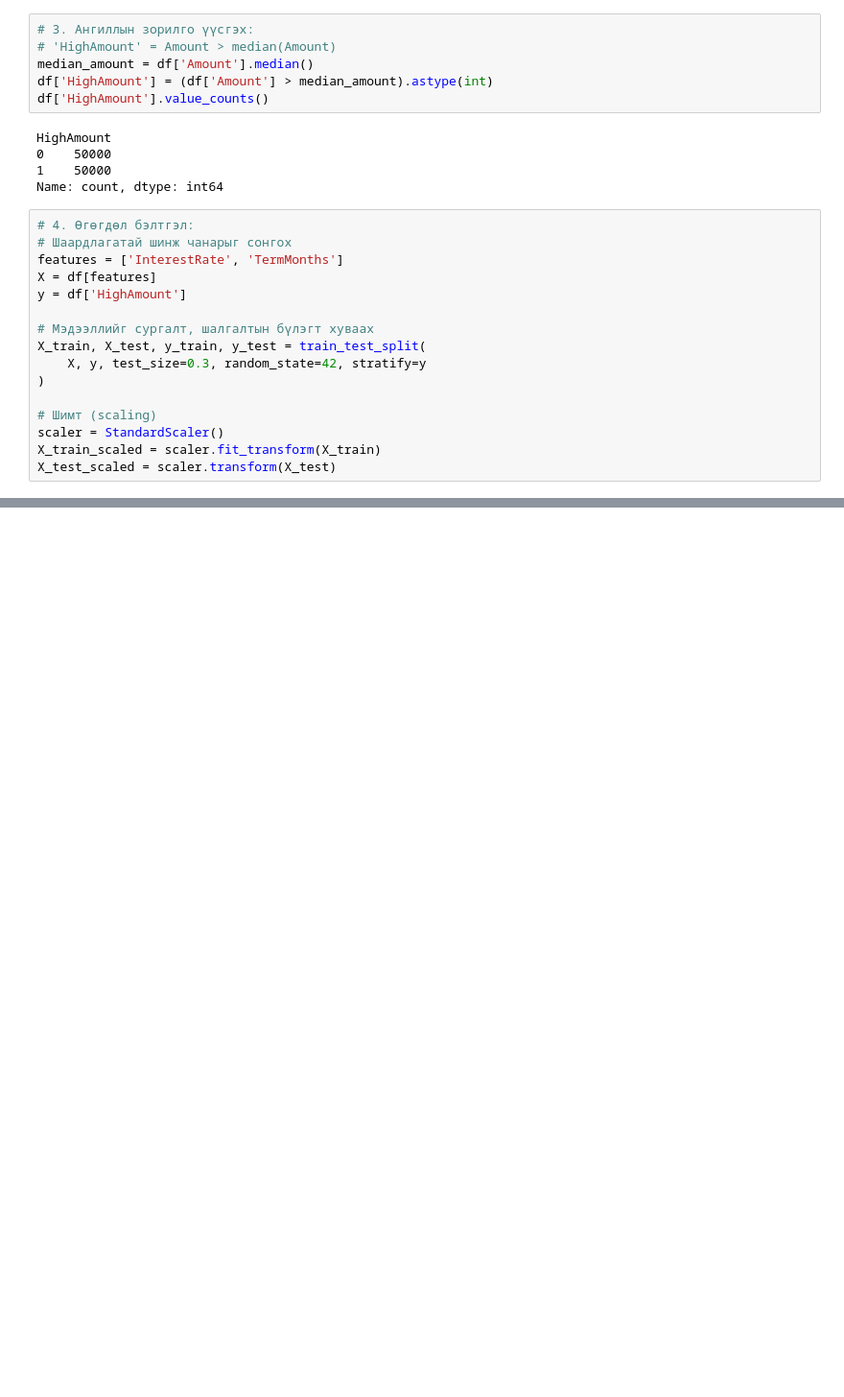
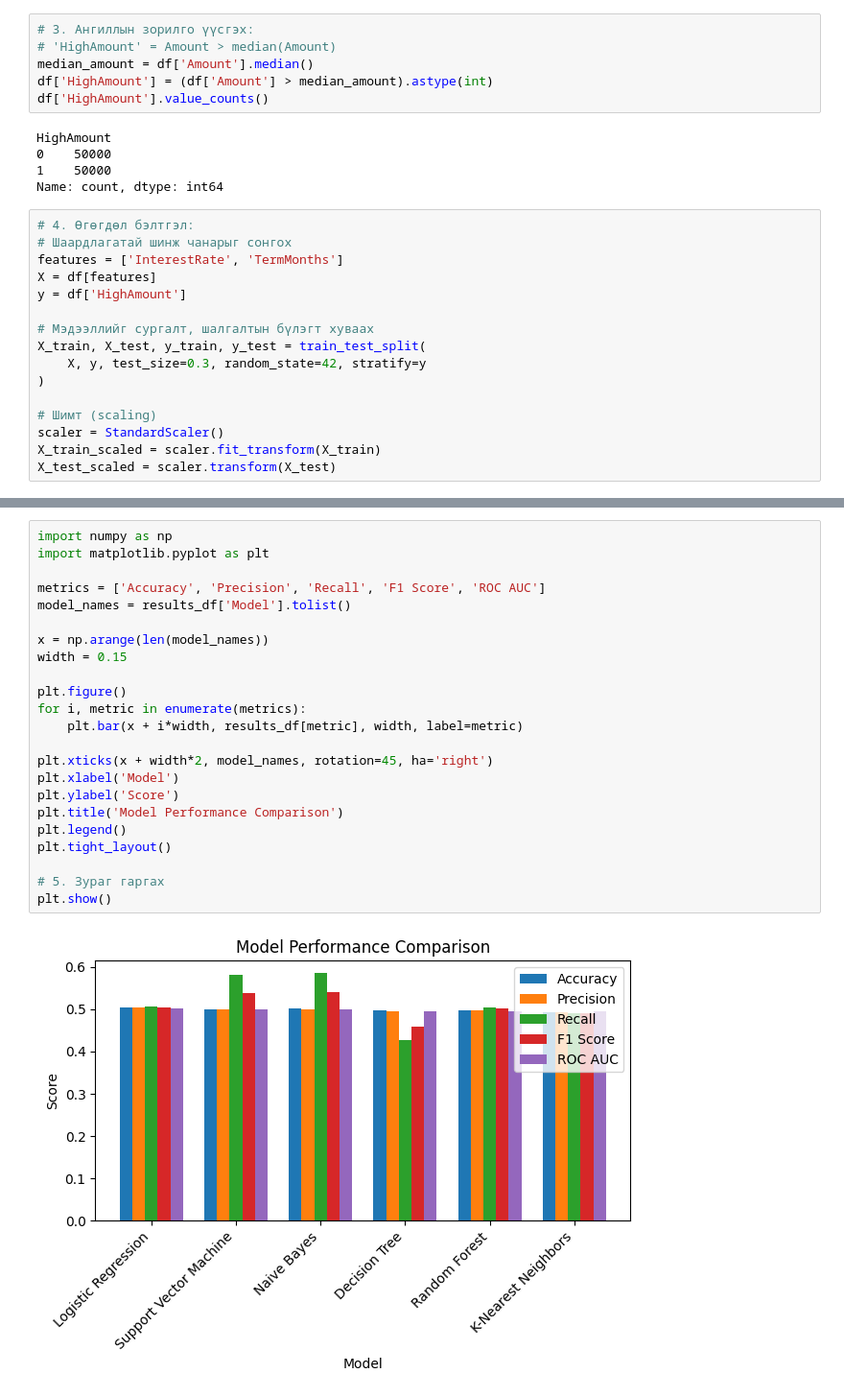
Before and after one commit to EnvyGod-dev/trubd, a Jupyter notebook: main.ipynb, the cells around one changed output, grey strips where cells are left out. Shown at 96% size. Cells and saved outputs as stored; diff of their text form; blank space fills up the shorter version.

```diff
--- a/main.ipynb
+++ b/main.ipynb
@@ -100,0 +109,25 @@ results_df
+# %%
+import numpy as np
+import matplotlib.pyplot as plt
+
+metrics = ['Accuracy', 'Precision', 'Recall', 'F1 Score', 'ROC AUC']
+model_names = results_df['Model'].tolist()
+
+x = np.arange(len(model_names))
+width = 0.15
+
+plt.figure()
+for i, metric in enumerate(metrics):
+    plt.bar(x + i*width, results_df[metric], width, label=metric)
+
+plt.xticks(x + width*2, model_names, rotation=45, ha='right')
+plt.xlabel('Model')
+plt.ylabel('Score')
+plt.title('Model Performance Comparison')
+plt.legend()
+plt.tight_layout()
+
+# 5. Зураг гаргах
+plt.show()
+# %% [output]
+[figure, added]
```
Also changed, not shown: parts of 1 cell of this notebook.
